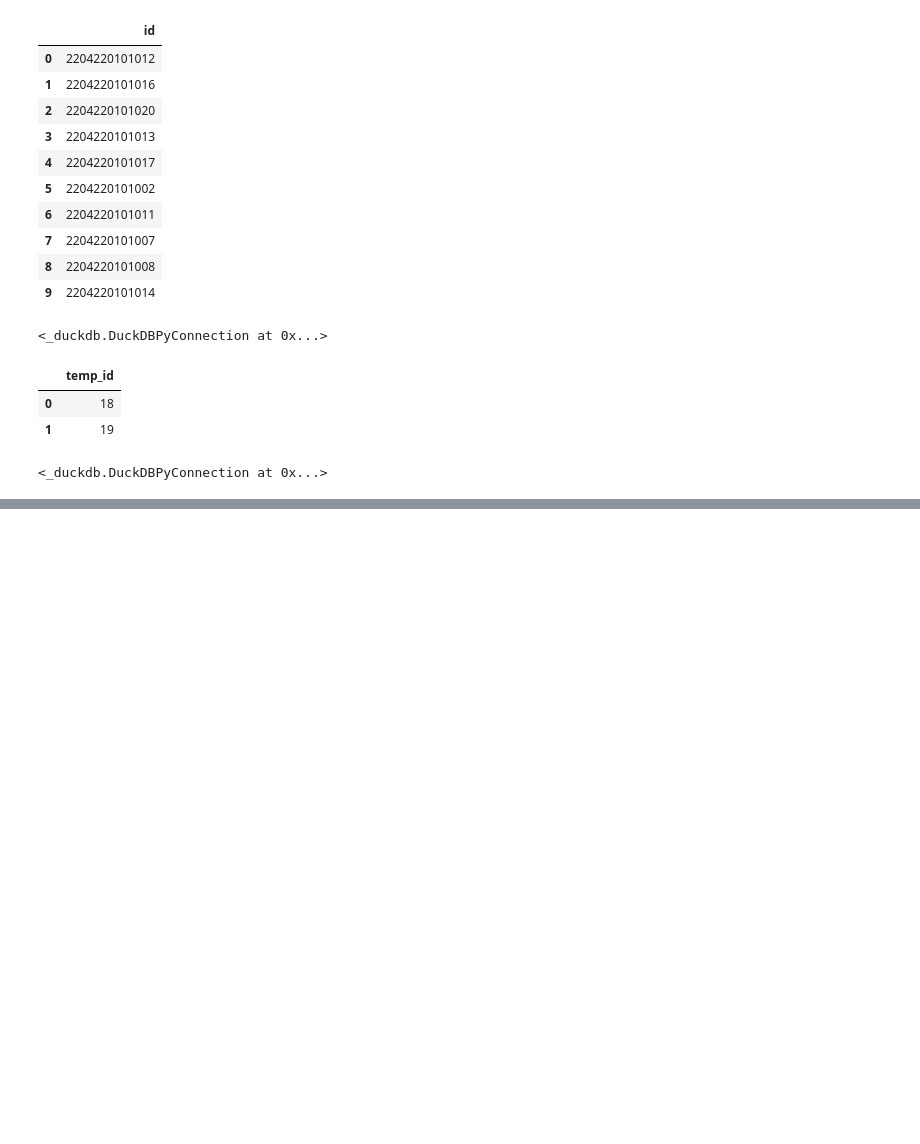
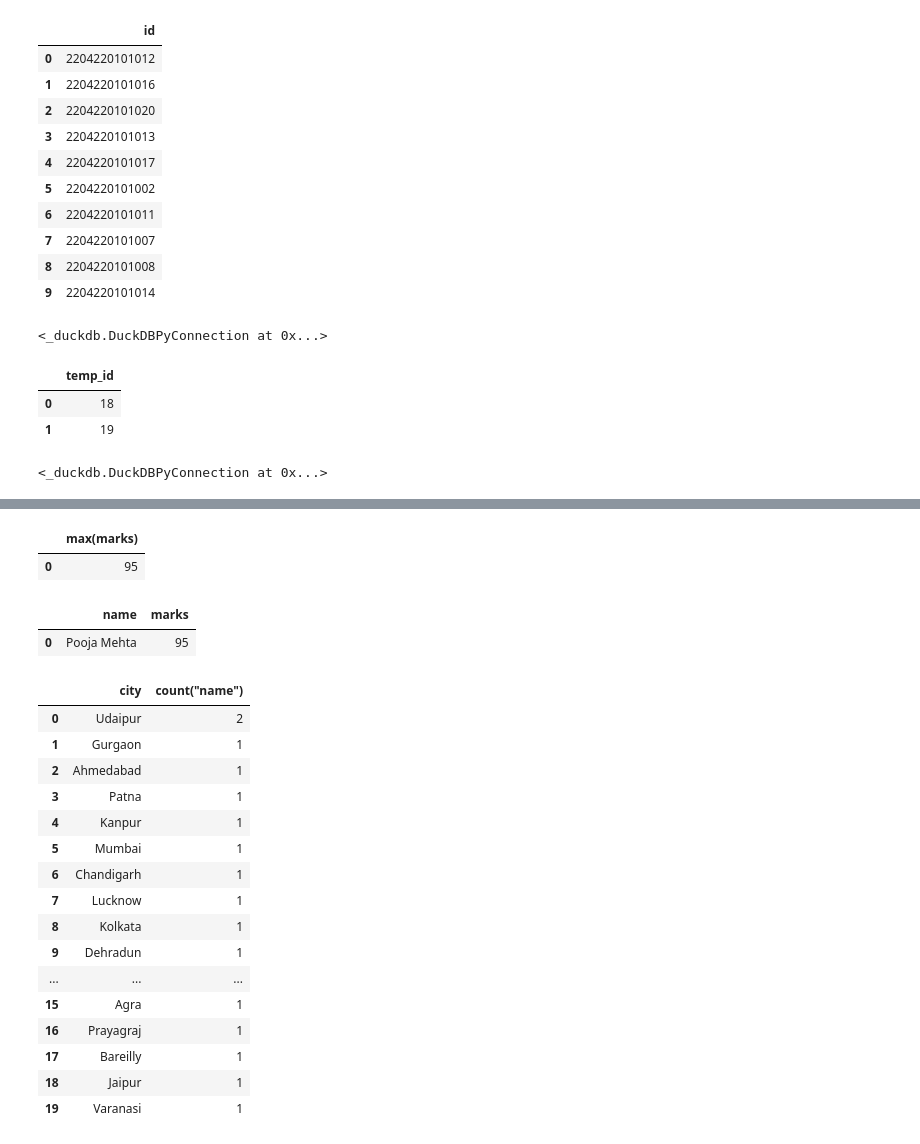
Before and after one commit to vedprakash8721/Abhishek-Data-Science-Portfolio, a Jupyter notebook: SQL/SQL PRACTICE/Revision usiing duckdb/Revision.ipynb, the cells around one changed output, grey strips where cells are left out. Cells and saved outputs as stored; diff of their text form; code cells hidden in the pictures; blank space fills up the shorter version.

```diff
--- a/SQL/SQL PRACTICE/Revision usiing duckdb/Revision.ipynb
+++ b/SQL/SQL PRACTICE/Revision usiing duckdb/Revision.ipynb
@@ -196,3 +205,41 @@ display(result)
 | 2 | 2204220101020 | Isha Jain | 91 | A | Udaipur |
 # %%
 # AGGREGATE FUCNTION:
+
+# MIN AND MAX
+result=conn.execute("select max(marks) from student").df()
+display(result)
+result=conn.execute(""" select name,marks
+                    from student
+                    order by marks desc
+                    limit 1""").df()
+display(result)
+
+# Group by clause:
+result=conn.execute(""" select city, count(name)
+                    from student
+                    group by 1
+                    order by count(name) desc""").df()
+display(result)
+# %% [output]
+|  | max(marks) |
+| 0 | 95 |
+|  | name | marks |
+| 0 | Pooja Mehta | 95 |
+|  | city | count("name") |
+| 0 | Udaipur | 2 |
+| 1 | Gurgaon | 1 |
+| 2 | Ahmedabad | 1 |
+| 3 | Patna | 1 |
+| 4 | Kanpur | 1 |
+| 5 | Mumbai | 1 |
+| 6 | Chandigarh | 1 |
+| 7 | Lucknow | 1 |
+| 8 | Kolkata | 1 |
+| 9 | Dehradun | 1 |
+| ... | ... | ... |
+| 15 | Agra | 1 |
+| 16 | Prayagraj | 1 |
+| 17 | Bareilly | 1 |
+| 18 | Jaipur | 1 |
+| 19 | Varanasi | 1 |
```
Also changed, not shown: parts of 9 cells of this notebook.
